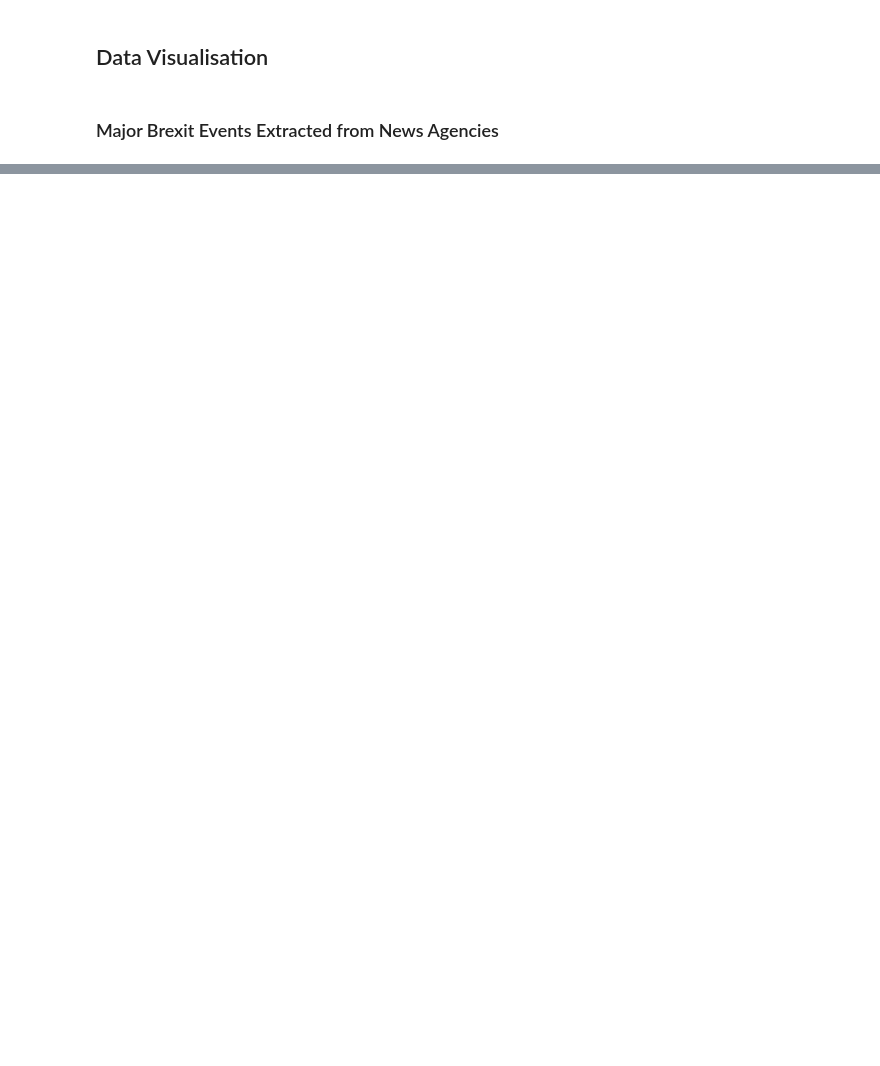
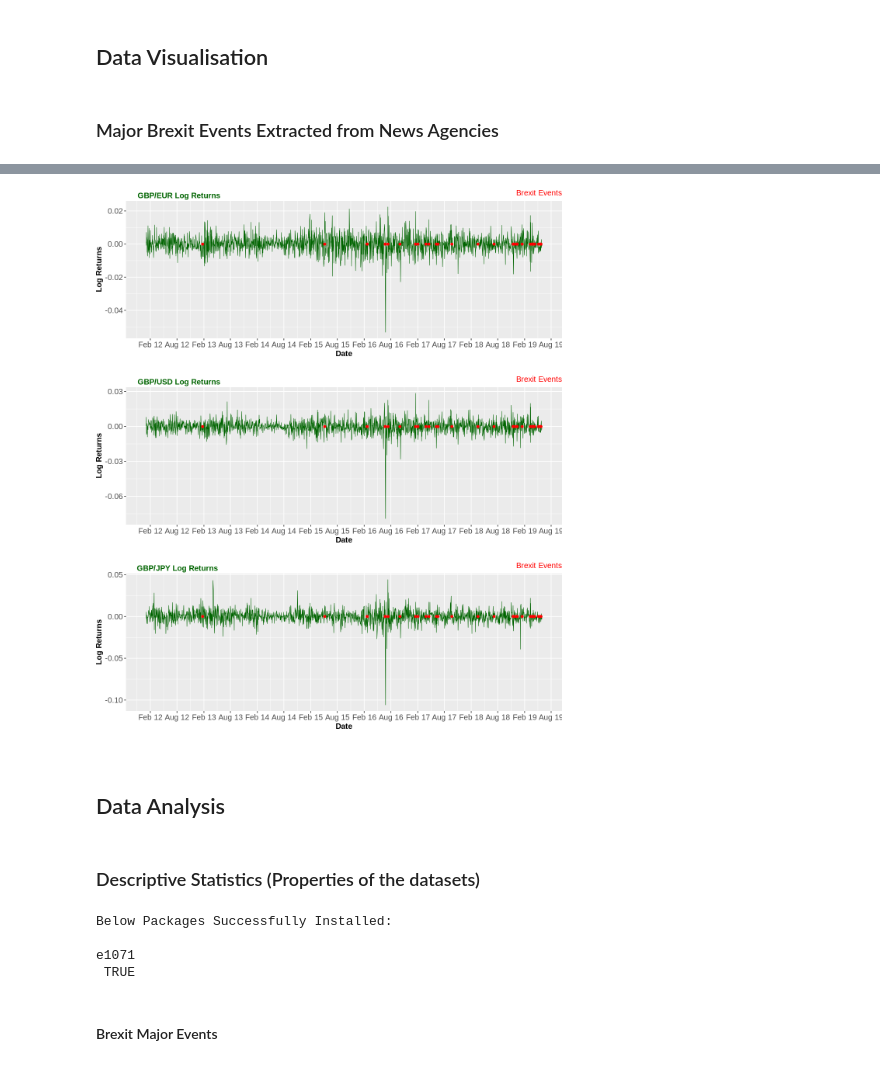
Before and after one commit to achmand/datascience-brexit, a Jupyter notebook: src/Brexit Influence on Financial Markets.ipynb, the cells around one changed output, grey strips where cells are left out. Cells and saved outputs as stored; diff of their text form; code cells hidden in the pictures; blank space fills up the shorter version.

```diff
--- a/src/Brexit Influence on Financial Markets.ipynb
+++ b/src/Brexit Influence on Financial Markets.ipynb
@@ -66,0 +105,69 @@ Below Packages Successfully Installed:
+# %%
+# PLOT LOG RETURNS FOR FX RATES
+# create dataframe to hold fx rate log returns
+df.logfxrates <- data.frame(df.fxrates$date)
+names(df.logfxrates)[1] <- "date"
+df.logfxrates$GBPEUR = df.fxrates$GBPEURLOG
+df.logfxrates$GBPUSD = df.fxrates$GBPUSDLOG
+df.logfxrates$GBPJPY = df.fxrates$GBPJPYLOG
+
+# since we use lag 1 to calc log difference remove NA
+df.logfxrates <- df.logfxrates[!is.na(df.logfxrates$GBPEUR) & !is.na(df.logfxrates$GBPUSD) & !is.na(df.logfxrates$GBPJPY), ]
+
+# create plot for each pair
+plot.loggbpeur <- ggplot(df.logfxrates, aes(x = as.Date(df.logfxrates$date), y = df.logfxrates$GBPEUR)) + geom_line(color = "darkgreen", size=.3) + ggtitle("Brexit Events") + xlab("Date") + ylab("Log Returns") + theme(plot.title = element_text(hjust = 1, size=12, color = "red")) + theme(axis.text=element_text(size=12)) + theme(axis.title=element_text(size=12, face="bold")) + scale_x_date(date_labels = "%b %y", limits=c(as.Date("2012-01-01"), as.Date("2019-06-01")), date_breaks = "6 months") + theme(plot.margin = unit(c(0,0,2,0), "lines")) + geom_point(data = df.events, mapping=aes(x=df.events$event_date, y=mean(df.logfxrates$GBPEUR)), size=1.5, color = "red")
+plot.loggbpusd <- ggplot(df.logfxrates, aes(x = as.Date(df.logfxrates$date), y = df.logfxrates$GBPUSD)) + geom_line(color = "darkgreen", size=.3) + ggtitle("Brexit Events") + xlab("Date") + ylab("Log Returns") + theme(plot.title = element_text(hjust = 1, size=12, color = "red")) + theme(axis.text=element_text(size=12)) + theme(axis.title=element_text(size=12, face="bold")) + scale_x_date(date_labels = "%b %y", limits=c(as.Date("2012-01-01"), as.Date("2019-06-01")), date_breaks = "6 months") + theme(plot.margin = unit(c(0,0,2,0), "lines")) + geom_point(data = df.events, mapping=aes(x=df.events$event_date, y=mean(df.logfxrates$GBPUSD)), size=1.5, color = "red")
+plot.loggbpjpy <- ggplot(df.logfxrates, aes(x = as.Date(df.logfxrates$date), y = df.logfxrates$GBPJPY)) + geom_line(color = "darkgreen", size=.3) + ggtitle("Brexit Events") + xlab("Date") + ylab("Log Returns") + theme(plot.title = element_text(hjust = 1, size=12, color = "red")) + theme(axis.text=element_text(size=12)) + theme(axis.title=element_text(size=12, face="bold")) + scale_x_date(date_labels = "%b %y", limits=c(as.Date("2012-01-01"), as.Date("2019-06-01")), date_breaks = "6 months") + theme(plot.margin = unit(c(0,0,2,0), "lines")) + geom_point(data = df.events, mapping=aes(x=df.events$event_date, y=mean(df.logfxrates$GBPJPY)), size=1.5, color = "red")
+
+# plot fx rates graphs
+plot.logfxrates <- ggarrange(
+    plot.loggbpeur,
+    plot.loggbpusd,
+    plot.loggbpjpy,
+    labels = c("GBP/EUR Log Returns", "GBP/USD Log Returns", "GBP/JPY Log Returns"),
+    font.label = list(size = 12, color = "darkgreen", family = NULL),
+    nrow = 3
+)
+
+# set size of plot and show
+options(repr.plot.width=10, repr.plot.height=12)
+plot.logfxrates
+# %% [output]
+[figure, added]
+# %% [markdown]
+## Data Analysis
+# %% [markdown]
+### Descriptive Statistics (Properties of the datasets)
+# %%
+##########################################################
+# Descriptive Statistics Functions
+##########################################################
+
+# install/load libraries
+lubripack("e1071")
+
+# outputs desc stats for the specified parameters
+stats.desc <- function (data, asset) {
+
+    # print asset
+    print(paste("Descriptive Stats for", asset))
+
+    # Measures of Central Tendency
+    summary <- summary(data) # get basic stats
+
+    # Dispersion Stats
+    summary["Var."] <- var(data) # variance
+    summary["Std."] <- sd(data) # standard deviation
+    summary["Skewness"] <- skewness(data) # skewness
+    summary["Kurtosis"] <- kurtosis(data) # kurtosis
+
+    # return descriptive stats
+    return (summary)
+}
+# %% [output]
+Below Packages Successfully Installed:
+
+e1071
+ TRUE
+# %% [markdown]
+#### Brexit Major Events
```
Also changed, not shown: parts of 17 cells of this notebook, 9 other files.
